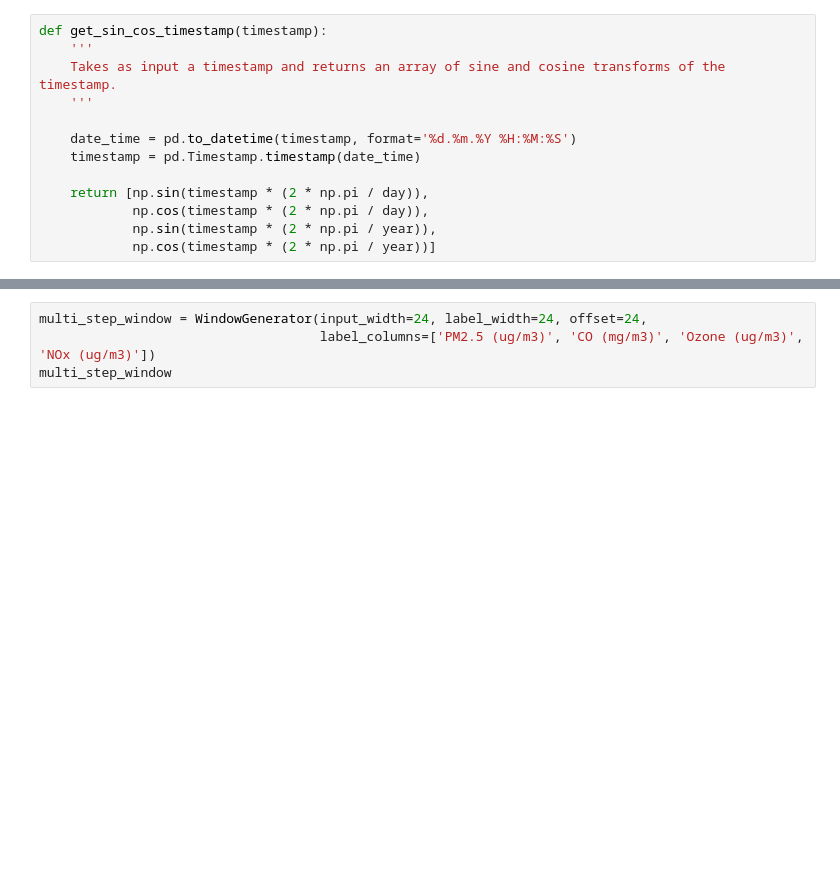
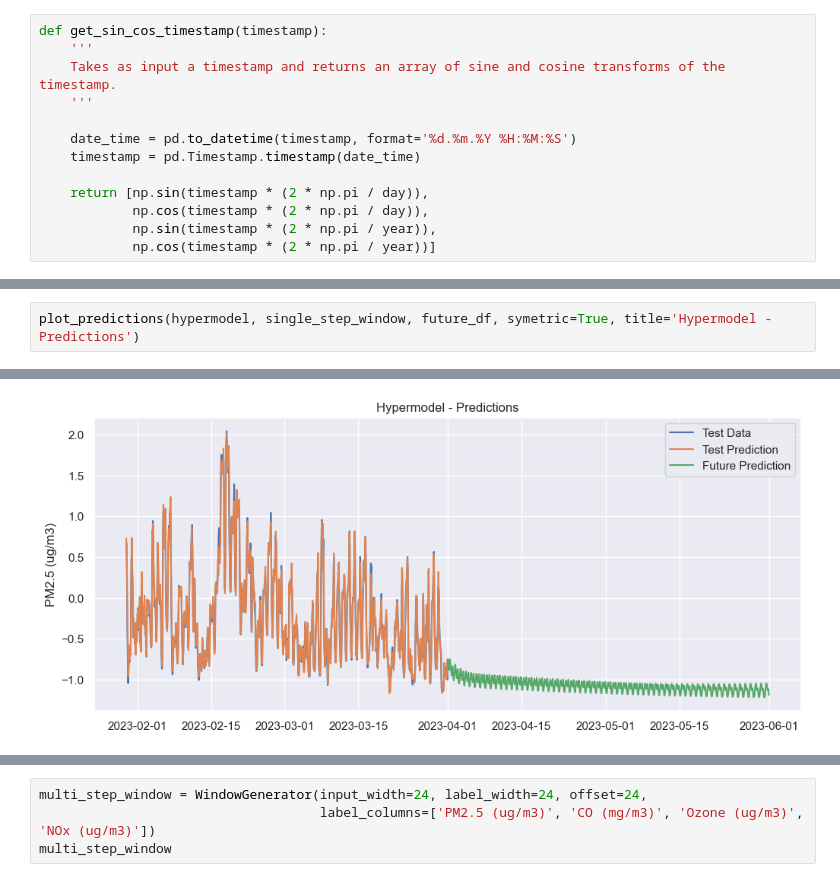
Before and after one commit to sotostzam/india-air-quality-analysis, a Jupyter notebook: 2_deep_learning.ipynb, the cells around one changed output, grey strips where cells are left out. Cells and saved outputs as stored; diff of their text form; blank space fills up the shorter version.

```diff
--- a/2_deep_learning.ipynb
+++ b/2_deep_learning.ipynb
@@ -862,0 +885,3 @@ DatetimeIndex(['2023-04-01 00:00:00', '2023-04-01 01:00:00',
+# %%
+plot_predictions(hypermodel, single_step_window, future_df, symetric=True, title='Hypermodel - Predictions')
+# %% [output]
@@ -863 +889,2 @@ DatetimeIndex(['2023-04-01 00:00:00', '2023-04-01 01:00:00',
+[figure, added]
 # %%
```
Also changed, not shown: parts of 40 cells of this notebook, 2 other files.
